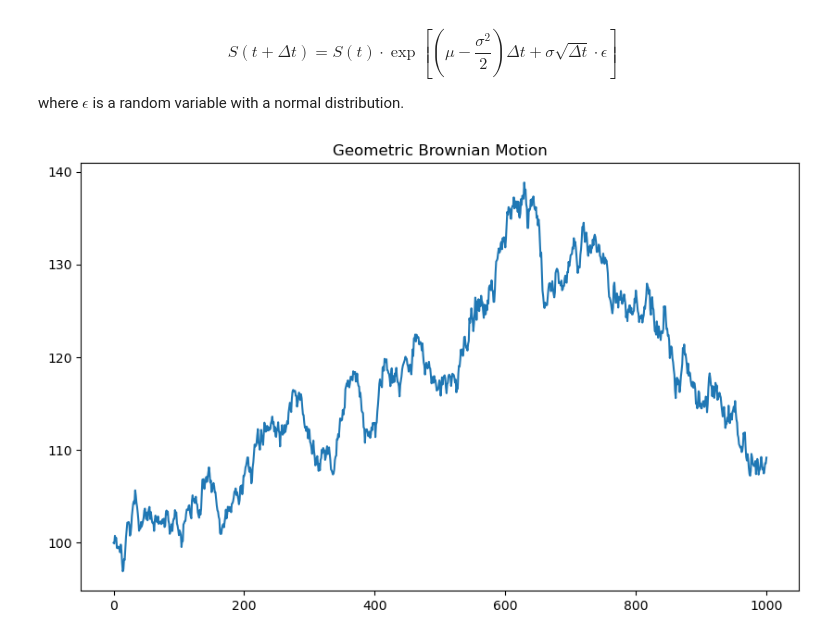
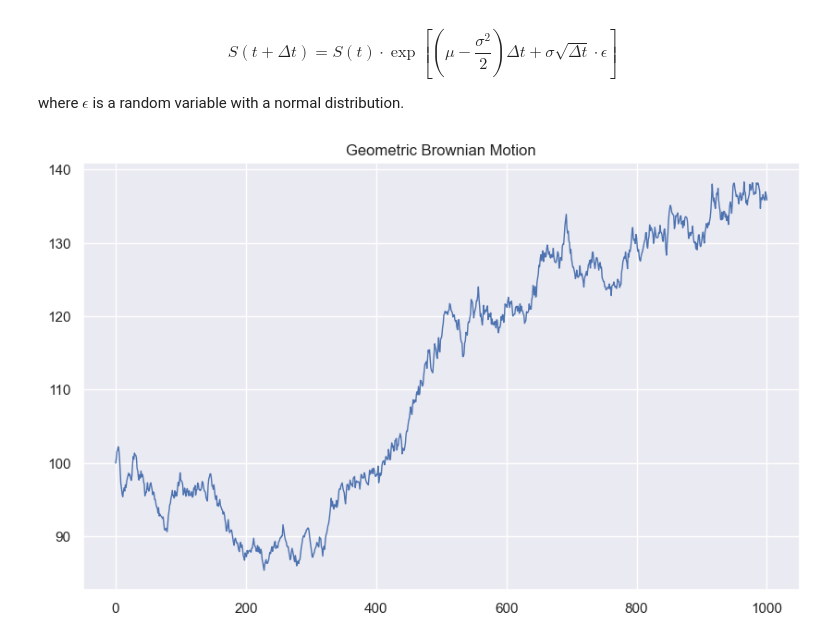
Before and after one commit to zhenqihu/DerPricing, a Jupyter notebook: Brownian_Motion_Simulation.ipynb, the cells around one changed output. Cells and saved outputs as stored; diff of their text form; code cells hidden in the pictures.

```diff
--- a/Brownian_Motion_Simulation.ipynb
+++ b/Brownian_Motion_Simulation.ipynb
@@ -1,13 +1,16 @@
 # %%
+# imports
 import numpy as np
 import matplotlib.pyplot as plt
+import seaborn as sns
 %matplotlib inline
-plt.rcParams["figure.figsize"] = (10, 6) #set default figure size
+plt.rcParams["figure.figsize"] = (10, 6) # set default figure size
+sns.set_theme() # set default style
 
 # random generator
 rng = np.random.default_rng()
 
-# legacy random generator
+# random generator (legacy)
 # rng = np.random.RandomState(1234)
 # %% [markdown]
 ## Brownian Motion
@@ -52,28 +56,30 @@ S(t + \Delta t) = S(t) \cdot \exp{\left[\left(\mu - \frac{\sigma^2}{2}\right) \D
 
 where $\epsilon$ is a random variable with a normal distribution.
 # %%
-S0 = 100 # initial value
-mu = 0.05 # drift
-sigma = 0.2 # volatility
-T = 1 # time horizon
-n = 1000 # number of steps
-dt = T / n # time step
+S0 = 100  # initial value
+mu = 0.05  # drift
+sigma = 0.2  # volatility
+T = 1  # time horizon
+n = 1000  # number of steps
+dt = T / n  # time step
 
 S = np.zeros(n + 1)
 S[0] = S0
 
-# for loop version
+# for-loop method
 """
 for i in range(n):
     S[i + 1] = S[i] * np.exp((mu - 0.5 * sigma ** 2) * dt + sigma * rng.standard_normal() * np.sqrt(dt))
 """
 
-# vectorized version
-S[1:] = S[0] * np.cumprod(np.exp((mu - 0.5 * sigma ** 2) * dt + sigma * rng.standard_normal(n) * np.sqrt(dt)))
+# vectorization method
+S[1:] = S[0] * np.cumprod(np.exp((mu - 0.5 * sigma ** 2)
+                          * dt + sigma * rng.standard_normal(n) * np.sqrt(dt)))
 
 # plot
-plt.plot(S)
+fig, ax = plt.subplots()
+ax.plot(S, linewidth=1)
 plt.title("Geometric Brownian Motion")
 plt.show()
 # %% [output]
-[figure, old version]
+[figure, new version]
```
Also changed, not shown: parts of 2 cells of this notebook, 1 other file.
